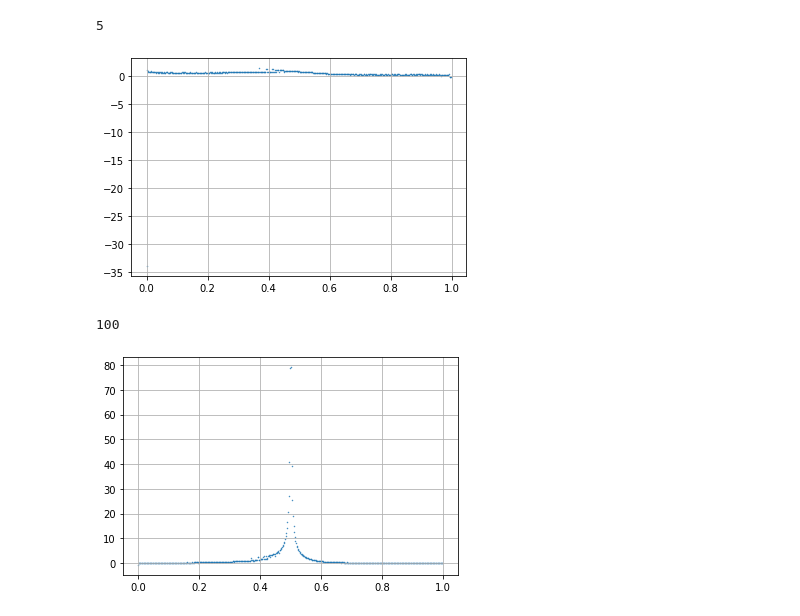
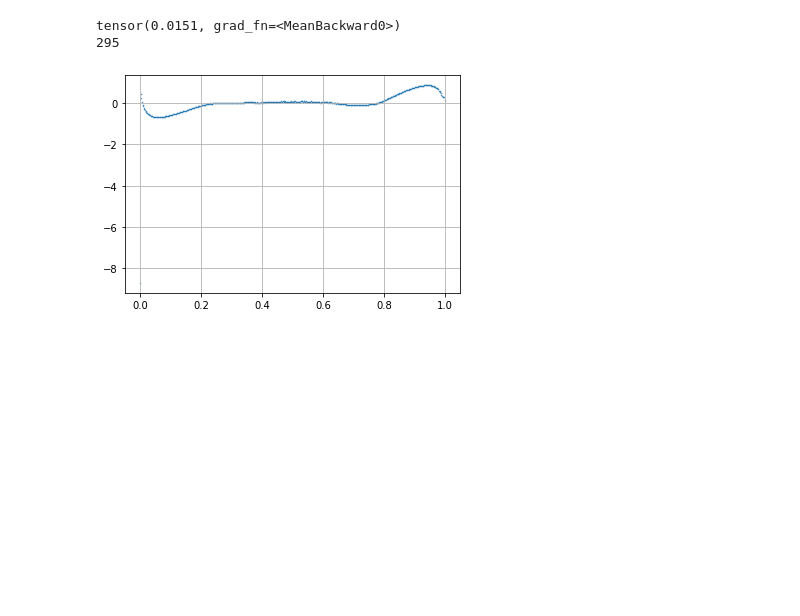
Before and after one commit to eldonko/Masters-Thesis-Code, a Jupyter notebook: notebooks/sandbox/train_TangentNet.ipynb, the cells around one changed output. Drawn from its saved outputs; the diff is of its cells as text; code cells hidden in the pictures; blank space fills up the shorter version.

```diff
--- a/notebooks/sandbox/train_TangentNet.ipynb
+++ b/notebooks/sandbox/train_TangentNet.ipynb
@@ -94,3 +98,5 @@ KeyboardInterrupt:
 # %%
-#net = torch.load('TangentNet_500_.pth')
+net = torch.load('TangentNet_250__.pth')
 #net = best_net
+# %%
+x = torch.arange(1e-10, 1., step=0.01)
@@ -97,5 +140,8 @@ KeyboardInterrupt:
+# %%
+fpd_test = FunctionPairDataset(n_functions=1000, filename="test__.csv", overwrite=True, step=1/in_features)
+fpd_test.create_functions()
 # %%
-d = fpd[5]
-print(d[1])
+#d = fpd[6]
+d = fpd_test[3]
 scale = d[2].unsqueeze(-1)
 inp = torch.hstack((d[0][:, 0], d[0][:, 1]))
@@ -149,28 +196,29 @@ plt.show()
 # %%
 dd = lambda x1, x2: (fpd.first_derivative(**d[1][0],x=x1) - fpd.first_derivative(**d[1][1],x=x2))/scale
 
 diff_der = dd(out, x)
 i_w_der = torch.where(abs(diff_der) < 0.1)[0]
+
+print(diff_der.mean())
 
 print(len(i_w_der))
 
 plt.scatter(x, diff_der.detach(), s=.2)
 plt.grid()
 plt.show()
 
-diff_der = dd(out, x)/(abs(fpd.first_derivative(**d[1][1], x=x)/scale))
-i_w_der = torch.where(abs(diff_der) < 0.1)[0]
+#diff_der = dd(out, x)/(abs(fpd.first_derivative(**d[1][1], x=x)/scale))
+#i_w_der = torch.where(abs(diff_der) < 0.1)[0]
 
-print(len(i_w_der))
+#print(len(i_w_der))
 
-plt.scatter(x, diff_der.detach(), s=.2)
-plt.grid()
-plt.show()
+#plt.scatter(x, diff_der.detach(), s=.2)
+#plt.grid()
+#plt.show()
 # %% [output]
-5
+tensor(0.0151, grad_fn=<MeanBackward0>)
+295
-[figure, old version]
+[figure, new version]
-100
-[figure, removed]
 # %%
 i_w = torch.tensor([idx_ for idx_ in i_w_eqn if idx_ in i_w_der], dtype=torch.int64)
 print(i_w)
```
Also changed, not shown: parts of 16 cells of this notebook, 29 other files.
